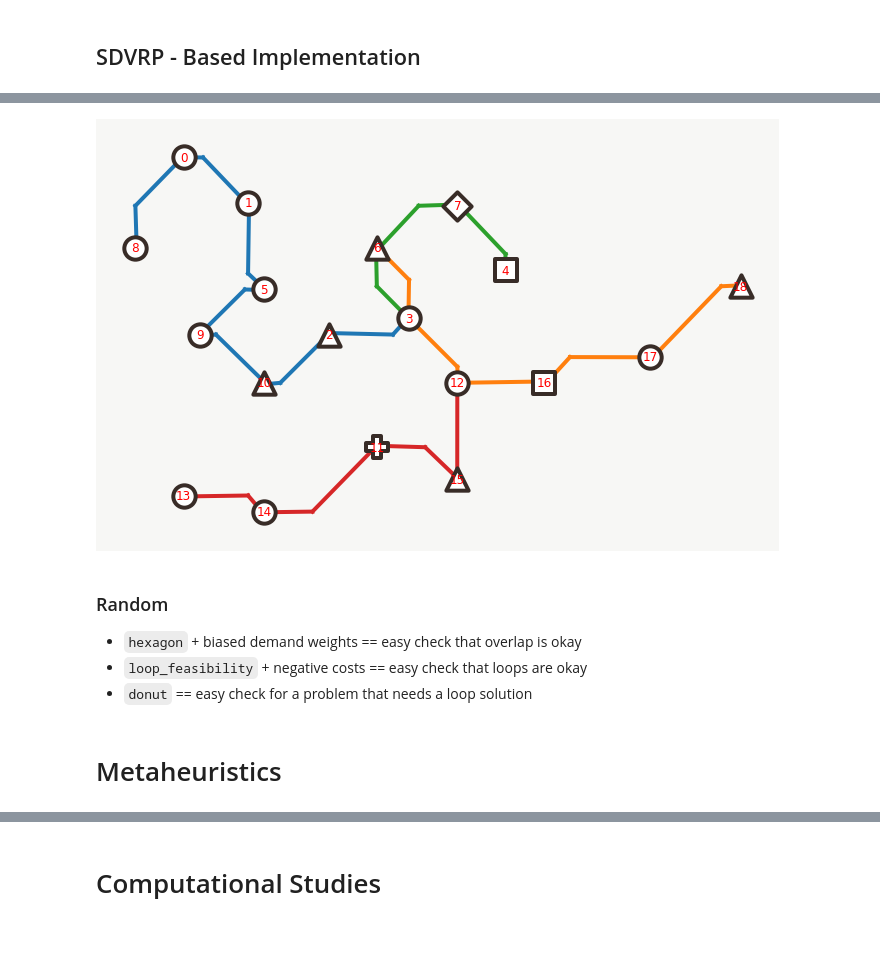
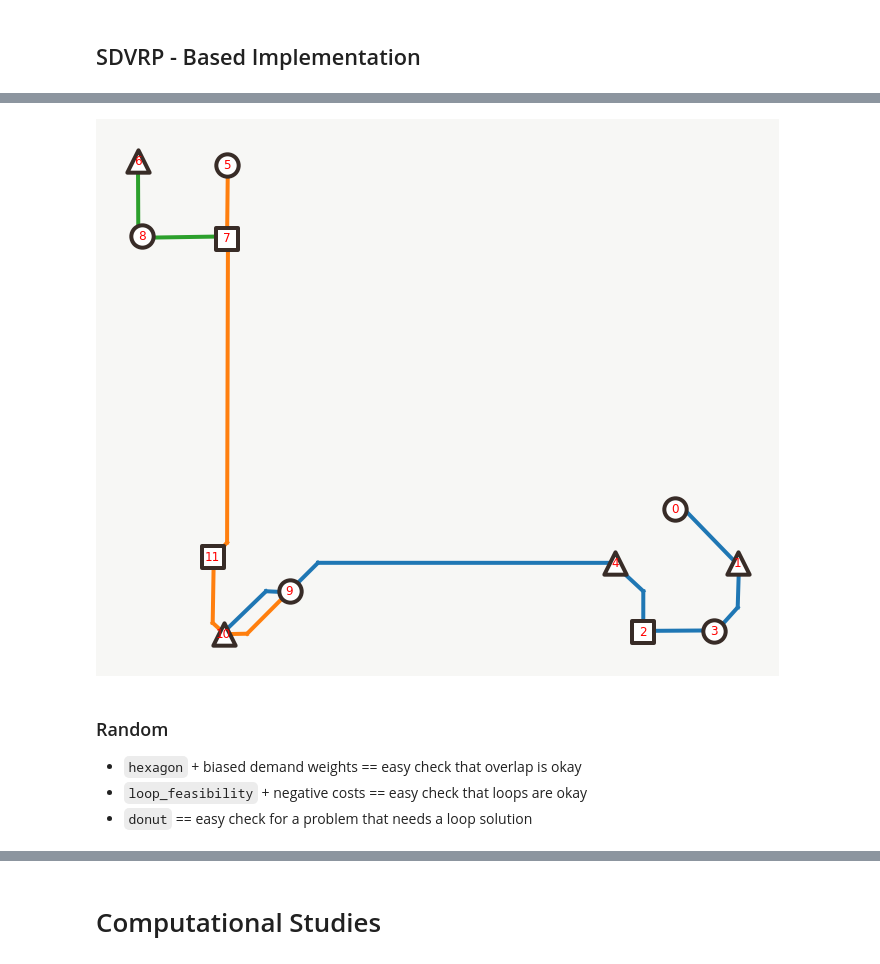
Before and after one commit to CameronChandler/optimisation-group-project, a Jupyter notebook: Mini Metro - Stage 2 Work.ipynb, the cells around one changed output, grey strips where cells are left out. Drawn from its saved outputs; the diff is of its cells as text; code cells hidden in the pictures; blank space fills up the shorter version.

```diff
--- a/Mini Metro - Stage 2 Work.ipynb
+++ b/Mini Metro - Stage 2 Work.ipynb
@@ -34,7 +36,7 @@ with open("test_cases.json", "r") as f:
     tests = load(f, object_hook=filter_ignore)
 # %%
 # Choose problem to use in code below
-test_choice = "barcelona_reference"
+test_choice = "3_cluster"
 locations = tests[test_choice]["locations"]
 kinds = tests[test_choice]["kinds"]
 
@@ -416,14 +318,13 @@ rails = []
 for rail, pairs in rail_pairs.items():
     rails.append(pairs2rails(pairs, debug=False))
 # %%
+graph(stations, rails, jitter=True, equal_aspect=True, filename='sdvrp_'+test_choice, show_station_ids=False)
 graph(stations, rails, jitter=True, equal_aspect=True)
 # %% [output]
-[figure, old version]
+[figure, new version]
 # %% [markdown]
 ### Random
 
 - `hexagon` + biased demand weights == easy check that overlap is okay
 - `loop_feasibility` + negative costs == easy check that loops are okay
 - `donut` == easy check for a problem that needs a loop solution
-# %% [markdown]
-# Metaheuristics
```
Also changed, not shown: parts of 25 cells of this notebook, 2 other files.
